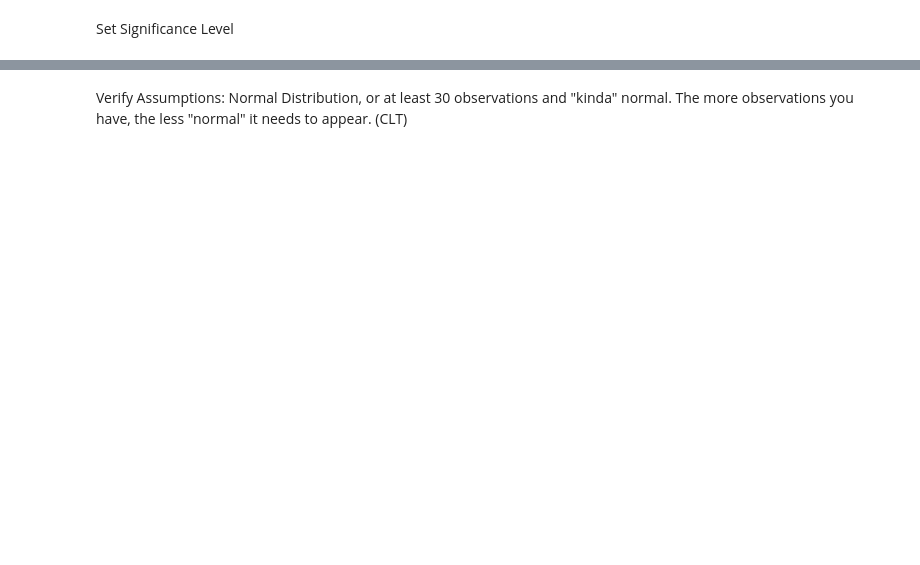
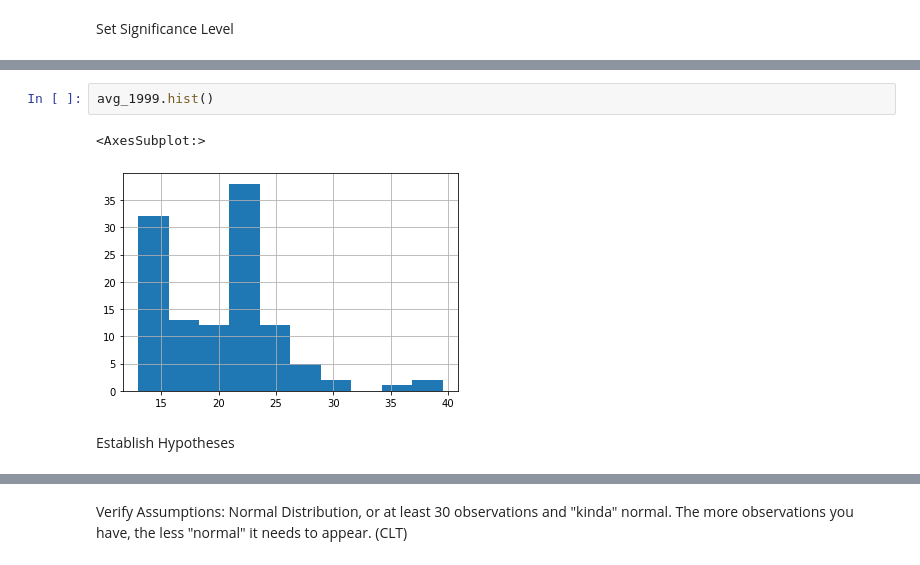
Before and after one commit to joshuamchavez2/statistics-exercises, a Jupyter notebook: hypothesis_testing.ipynb, the cells around one changed output, grey strips where cells are left out. Saved outputs shown, nothing was run; the diff lists cells and outputs as text; blank space fills up the shorter version.

```diff
--- a/hypothesis_testing.ipynb
+++ b/hypothesis_testing.ipynb
@@ -136,0 +166,7 @@ aplha=.05
+# %%
+avg_1999.hist()
+# %% [output]
+<AxesSubplot:>
+[figure, added]
+# %% [markdown]
+Establish Hypotheses
```
Also changed, not shown: parts of 45 cells of this notebook.
